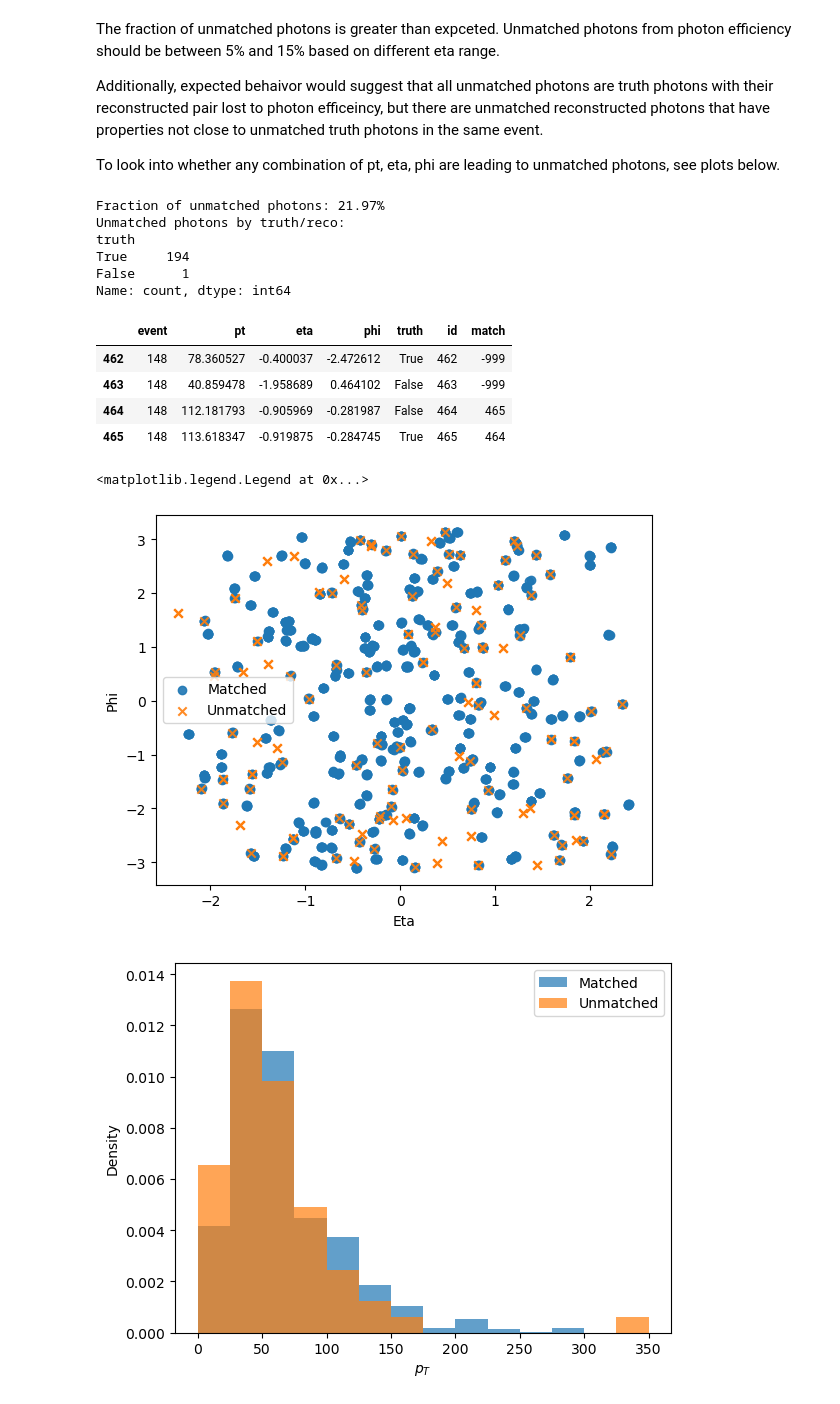
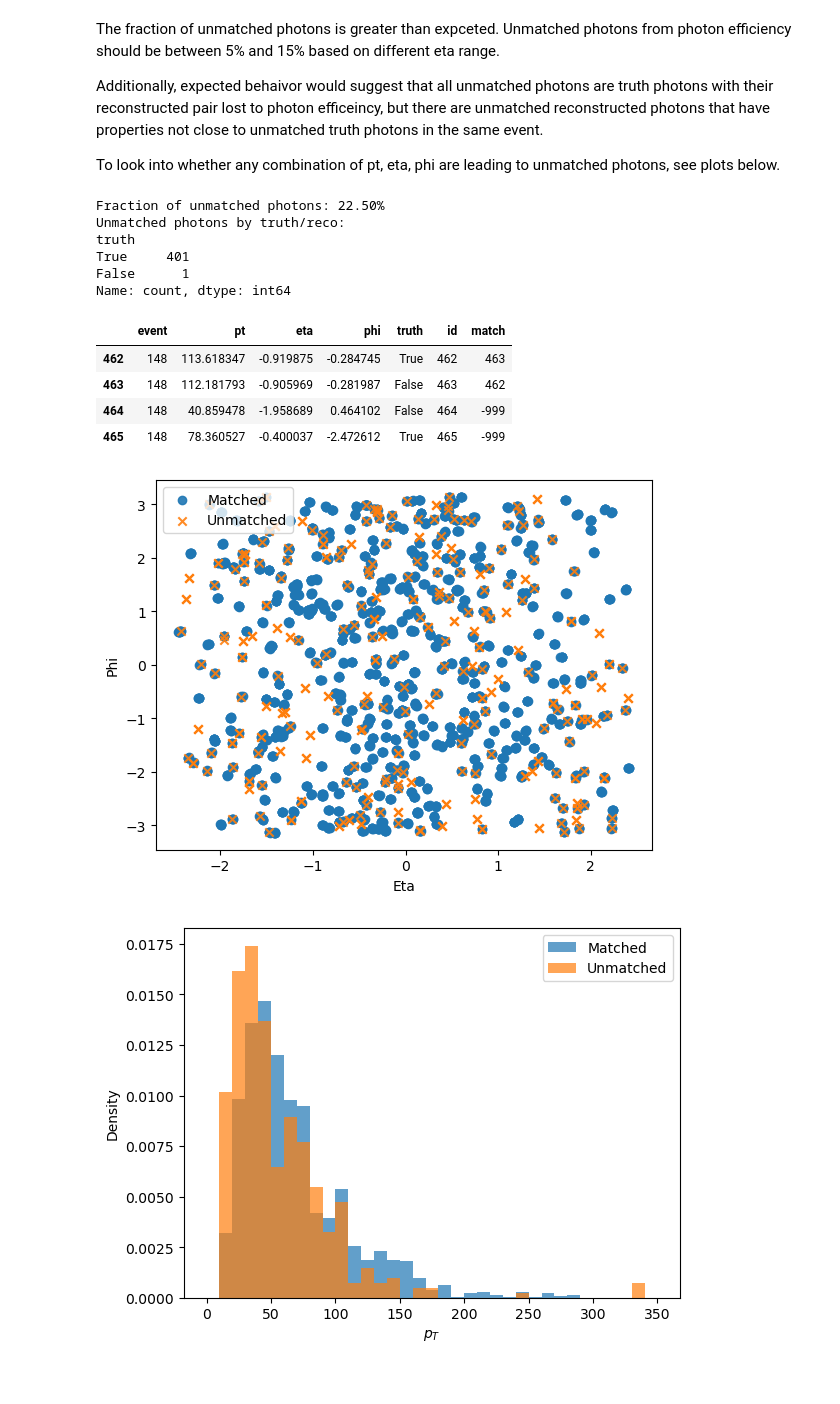
Before and after one commit to KalelChester/Displaced-Photon, a Jupyter notebook: photon_matching.ipynb, the cells around one changed output. Cells and saved outputs as stored; diff of their text form; code cells hidden in the pictures.

Commit message:
Added photon matching plots

```diff
--- a/photon_matching.ipynb
+++ b/photon_matching.ipynb
@@ -31,7 +31,7 @@ DPHOTON_PID = 4900022
 PHOTON_PID = 22
 PHI_PID = 54
 
-EVENT_FILTER = 500
+EVENT_FILTER = 1000
 # %% [output]
 Applying ATLAS style settings...
 
@@ -290,32 +290,35 @@ print(unmatched_photons["truth"].value_counts()) # All unmatched photons should
 tpdf[tpdf["event"].isin(unmatched_photons[unmatched_photons["truth"] == 0]["event"])]
 # FIXME: Investigate why there is a reco photon unmatched.
 # %% [output]
-Fraction of unmatched photons: 21.97%
+Fraction of unmatched photons: 22.50%
 Unmatched photons by truth/reco:
 truth
-True     194
+True     401
 False      1
 Name: count, dtype: int64
 |  | event | pt | eta | phi | truth | id | match |
-| 462 | 148 | 78.360527 | -0.400037 | -2.472612 | True | 462 | -999 |
-| 463 | 148 | 40.859478 | -1.958689 | 0.464102 | False | 463 | -999 |
-| 464 | 148 | 112.181793 | -0.905969 | -0.281987 | False | 464 | 465 |
-| 465 | 148 | 113.618347 | -0.919875 | -0.284745 | True | 465 | 464 |
+| 462 | 148 | 113.618347 | -0.919875 | -0.284745 | True | 462 | 463 |
+| 463 | 148 | 112.181793 | -0.905969 | -0.281987 | False | 463 | 462 |
+| 464 | 148 | 40.859478 | -1.958689 | 0.464102 | False | 464 | -999 |
+| 465 | 148 | 78.360527 | -0.400037 | -2.472612 | True | 465 | -999 |
 # %%
 plt.scatter(matched_photons["eta"], matched_photons["phi"], marker="o", alpha=0.9, label="Matched")
 plt.scatter(unmatched_photons["eta"], unmatched_photons["phi"], marker="x", alpha=0.9, label="Unmatched")
 plt.xlabel("Eta")
 plt.ylabel("Phi")
 plt.legend()
+
+plt.savefig("truth_plots/unmatched_eta_phi.png")
 # %% [output]
-<matplotlib.legend.Legend at 0x...>
-[figure, old version]
+[figure, new version]
 # %%
-plt.hist(matched_photons["pt"], bins=14, range=(0,350), alpha=0.7, label="Matched", density=True)
-plt.hist(unmatched_photons["pt"], bins=14, range=(0,350), alpha=0.7, label="Unmatched", density=True)
+plt.hist(matched_photons["pt"], bins=35, range=(0,350), alpha=0.7, label="Matched", density=True)
+plt.hist(unmatched_photons["pt"], bins=35, range=(0,350), alpha=0.7, label="Unmatched", density=True)
 plt.xlabel(r"$p_{T}$")
 plt.ylabel("Density")
-plt.legend();
+plt.legend()
+
+plt.savefig("truth_plots/unmatched_pt.png")
 # %% [output]
-[figure, old version]
+[figure, new version]
 # %% [markdown]
```
Also changed, not shown: parts of 6 cells of this notebook.
